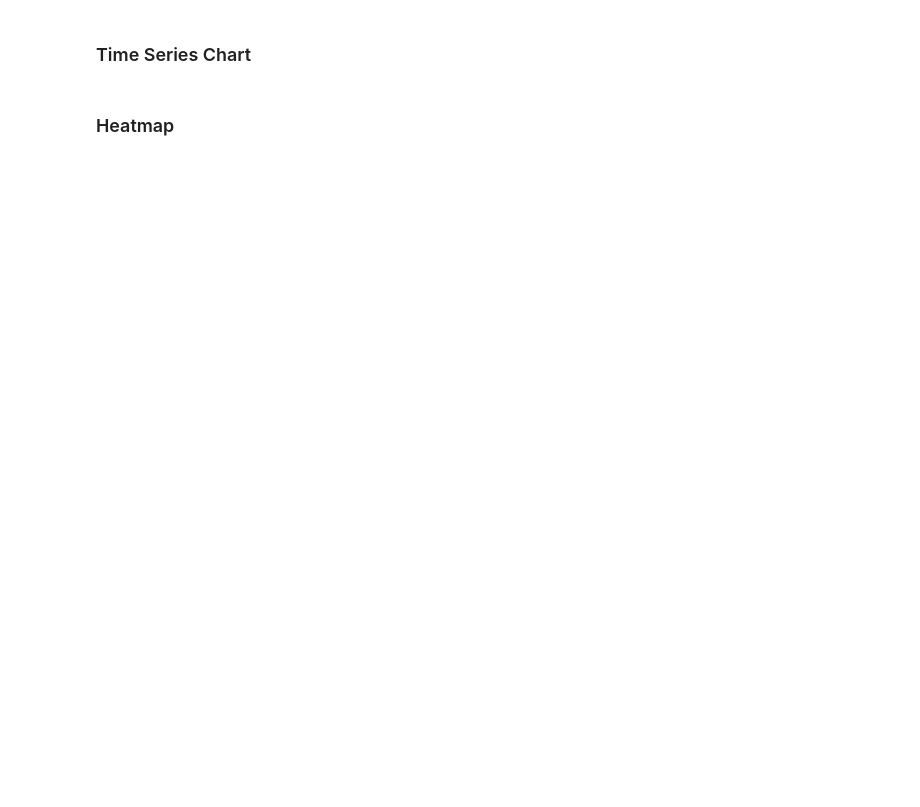
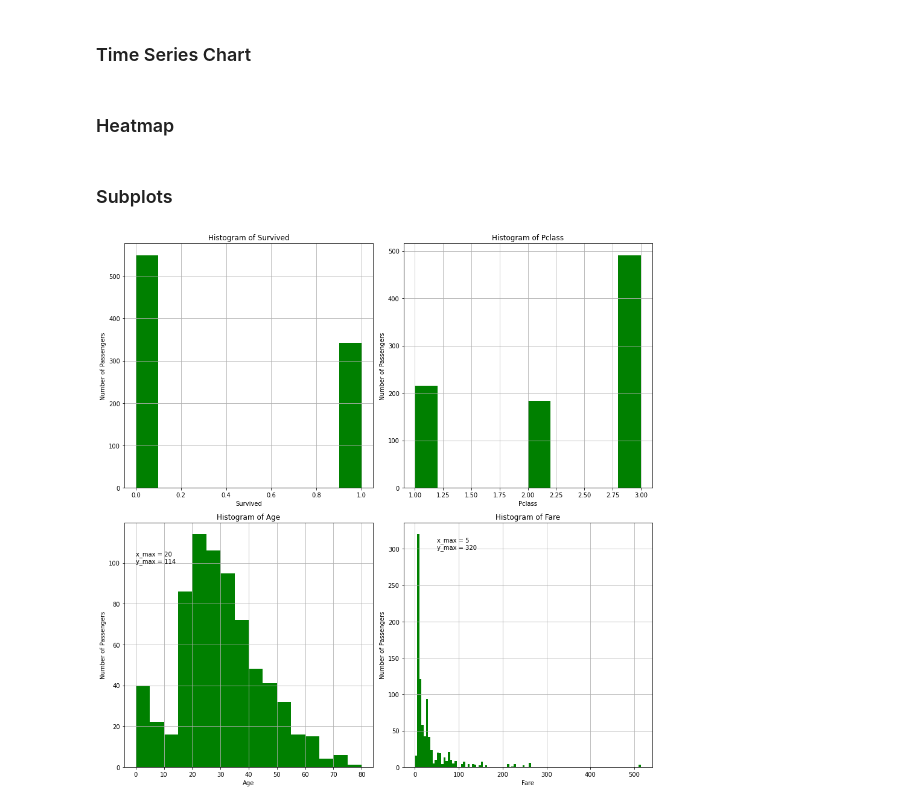
Before and after one commit to stanleysfang/code_reference, a Jupyter notebook: matplotlib/matplotlib_reference.ipynb, the cells around one changed output. Drawn from its saved outputs; the diff is of its cells as text; code cells hidden in the pictures; blank space fills up the shorter version.

```diff
--- a/matplotlib/matplotlib_reference.ipynb
+++ b/matplotlib/matplotlib_reference.ipynb
@@ -32,3 +47,58 @@ plt.show()
 ### Time Series Chart
 # %% [markdown]
 ### Heatmap
+# %% [markdown]
+### Subplots
+# %%
+nrows=2
+ncols=2
+fig, axs = plt.subplots(nrows, ncols, figsize=(13, 13))
+
+#### Ax 1 ####
+plt.subplot(nrows, ncols, 1)
+
+y, x, _ = plt.hist(train["Survived"], facecolor='g')
+
+plt.xlabel("Survived")
+plt.ylabel("Number of Passengers")
+plt.title("Histogram of Survived")
+plt.grid(True)
+
+#### Ax 2 ####
+plt.subplot(nrows, ncols, 2)
+
+y, x, _ = plt.hist(train["Pclass"], facecolor='g')
+
+plt.xlabel("Pclass")
+plt.ylabel("Number of Passengers")
+plt.title("Histogram of Pclass")
+plt.grid(True)
+
+#### Ax 3 ####
+plt.subplot(nrows, ncols, 3)
+
+y, x, _ = plt.hist(train["Age"], range(0, int(train["Age"].max())+5, 5), facecolor='g')
+
+plt.xlabel("Age")
+plt.ylabel("Number of Passengers")
+plt.title("Histogram of Age")
+plt.text(0, 100, "x_max = {x_max}\ny_max = {y_max}".format(x_max=x[list(y).index(y.max())], y_max=int(y.max())))
+plt.grid(True)
+
+#### Ax 4 ####
+plt.subplot(nrows, ncols, 4)
+
+y, x, _ = plt.hist(train["Fare"], range(0, int(train["Fare"].max())+5, 5), facecolor='g')
+
+plt.xlabel("Fare")
+plt.ylabel("Number of Passengers")
+plt.title("Histogram of Fare")
+plt.text(50, 300, "x_max = {x_max}\ny_max = {y_max}".format(x_max=x[list(y).index(y.max())], y_max=int(y.max())))
+plt.grid(True)
+
+#### Figure Parameters ####
+plt.tight_layout()
+
+plt.show()
+# %% [output]
+[figure, added]
```
Also changed, not shown: parts of 2 cells of this notebook, 1 other file.
